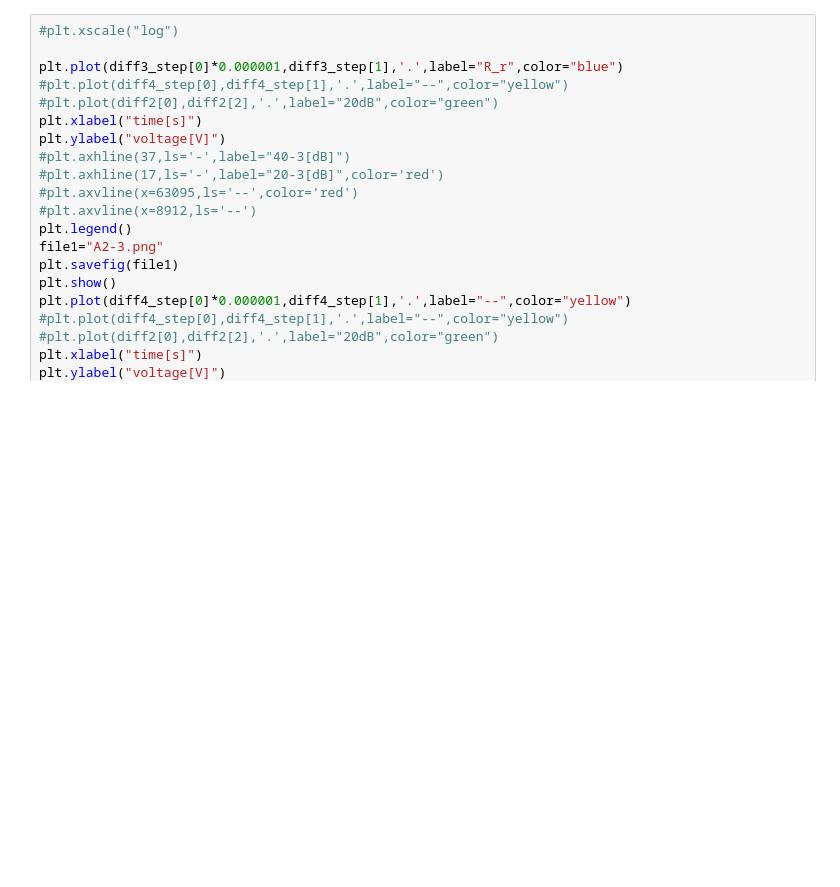
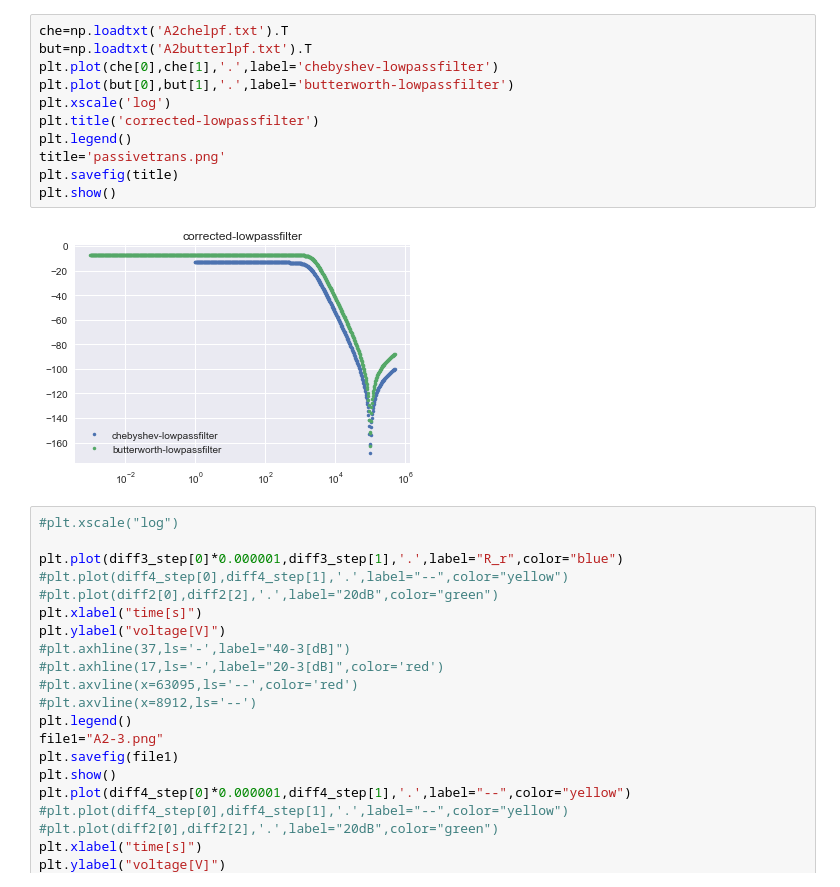
Before and after one commit to cultivatetsubo/notebook, a Jupyter notebook: finished_data/A2_opamp_amplifer_hanten.ipynb, the cells around one changed output. Drawn from its saved outputs; the diff is of its cells as text; blank space fills up the shorter version.

```diff
--- a/A2_opamp_amplifer_hanten.ipynb
+++ b/finished_data/A2_opamp_amplifer_hanten.ipynb
@@ -37,6 +38,19 @@ def coodinate_sort(x,y,a,b):
     print('指定されたy座標に近いプロット:x;{0},y;{1}'.format(a[(0.95*y<b)&(b<1.05*y)],b[(0.95*y<b)&(b<1.05*y)]))
 diff3_step =np.loadtxt("diff3_step.txt").T
 diff4_step =np.loadtxt("diff4_step.txt").T
+# %%
+che=np.loadtxt('A2chelpf.txt').T
+but=np.loadtxt('A2butterlpf.txt').T
+plt.plot(che[0],che[1],'.',label='chebyshev-lowpassfilter')
+plt.plot(but[0],but[1],'.',label='butterworth-lowpassfilter')
+plt.xscale('log')
+plt.title('corrected-lowpassfilter')
+plt.legend()
+title='passivetrans.png'
+plt.savefig(title)
+plt.show()
+# %% [output]
+[figure, added]
 # %%
 #plt.xscale("log")
 
```
Also changed, not shown: parts of 3 cells of this notebook, 37 other files.
